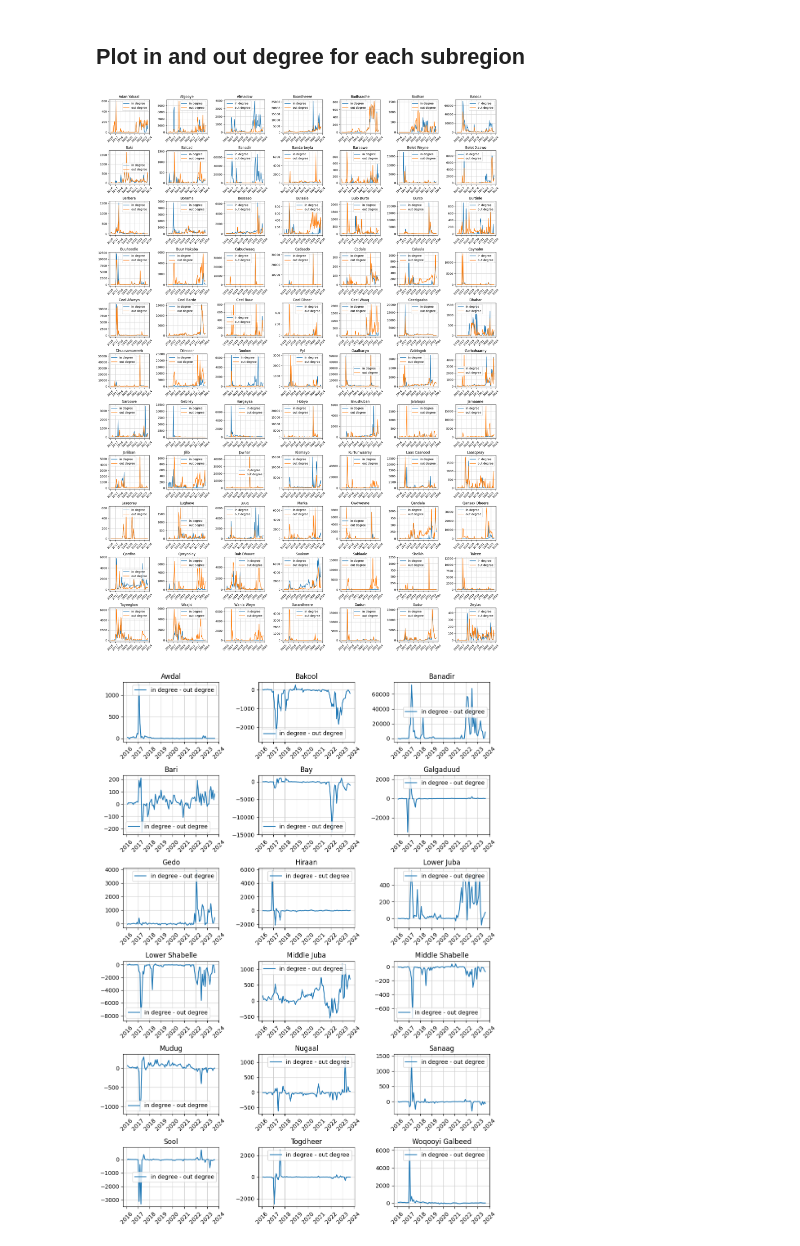
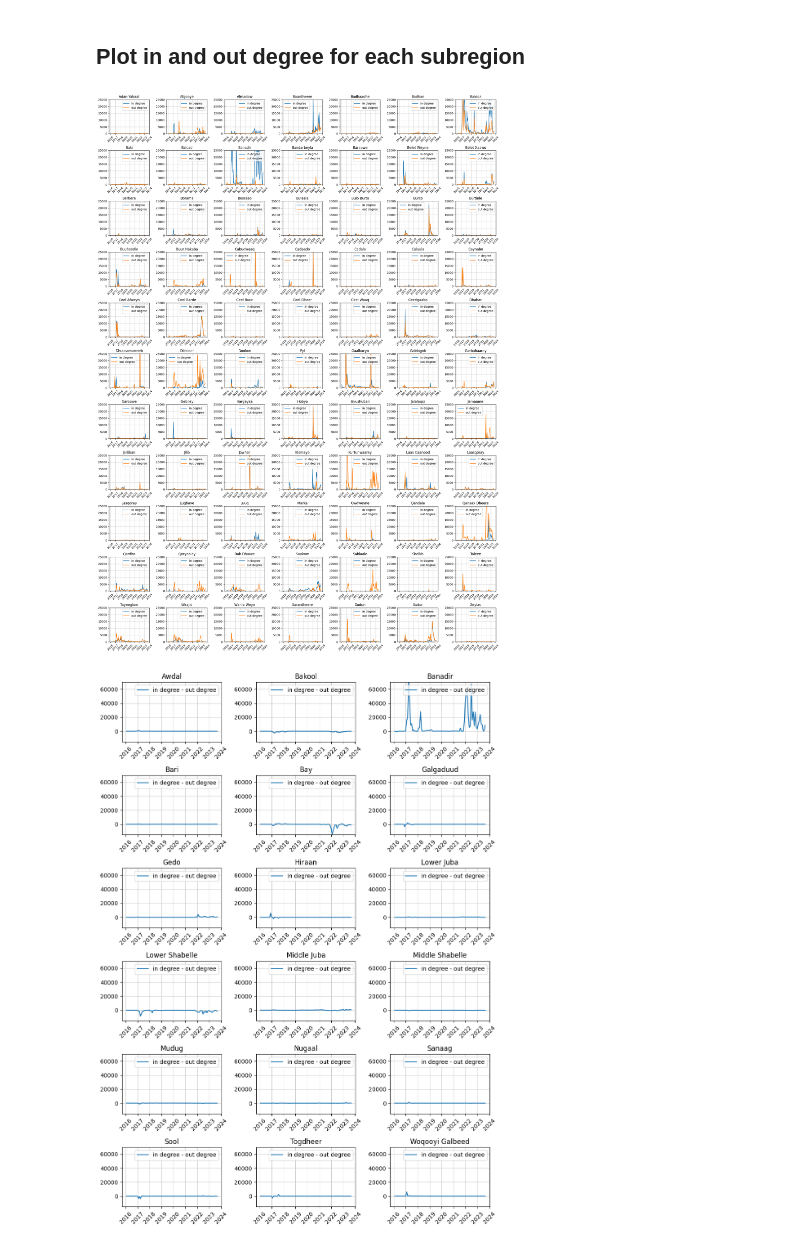
Before and after one commit to saraghivarello/Climate-and-conflict, a Jupyter notebook: Disp72.ipynb, the cells around one changed output. Drawn from its saved outputs; the diff is of its cells as text; code cells hidden in the pictures.

```diff
--- a/Disp72.ipynb
+++ b/Disp72.ipynb
@@ -198,30 +205,34 @@ for i, state in zip(range(len(states)), states):
     ax[i].legend()
     # set state name as title
     ax[i].set_title(state)
+    ax[i].set_ylim([0, 25000])
 
 plt.tight_layout(rect=[0, 0.03, 1, 0.95])
+plt.savefig('subregions.pdf')
 plt.show()
 # %% [output]
-[figure, old version]
+[figure, new version]
 # %%
 # create a figure with subplots
 fig, axes = plt.subplots(6, 3, figsize=(10, 15))
 ax = axes.flatten()
 states = df_agg_r['Previous (Departure) Region'].unique()
 # iterate over the states
 for i, state in zip(range(len(states)), states):
 
     df_agg_state = df_agg_r[df_agg_r['Previous (Departure) Region']==state]
     # plot value of stringency index for each date
     ax[i].plot(df_agg_state['date'], df_agg_state['in_degree'] - df_agg_state['out_degree'], label='in degree - out degree')
     ax[i].tick_params(axis='x', rotation=45)
     # add a grid
     ax[i].grid(True, color = '0.8', which='major')
     ax[i].legend()
     # set state name as title
     ax[i].set_title(state)
+    ax[i].set_ylim([-15000, 70000])
 
 plt.tight_layout(rect=[0, 0.03, 1, 0.95])
+plt.savefig('in-out_degree.pdf')
 plt.show()
 # %% [output]
-[figure, old version]
+[figure, new version]
```
Also changed, not shown: parts of 3 cells of this notebook, 26 other files.
